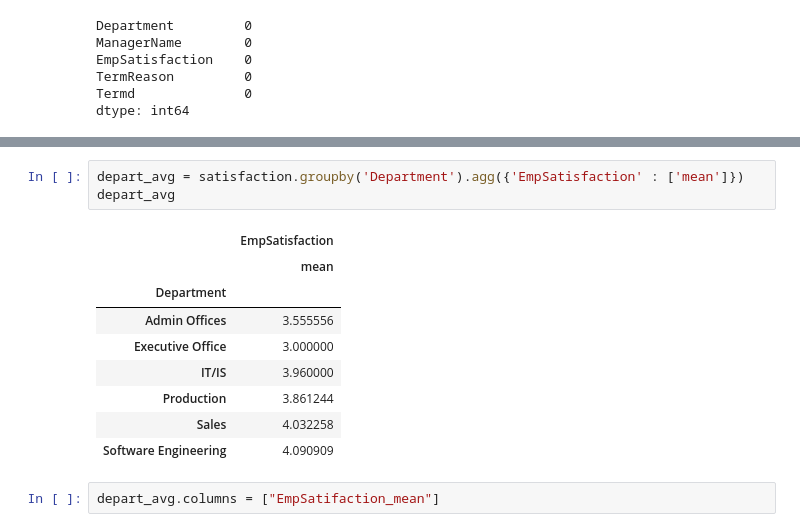
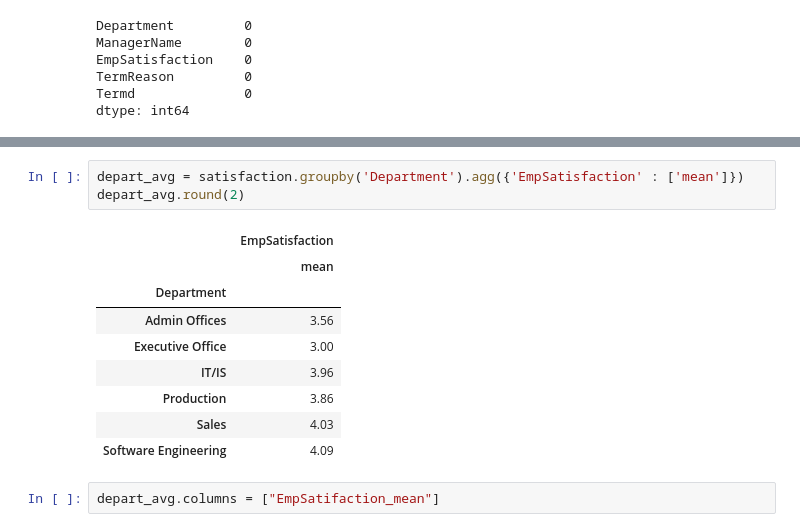
Before and after one commit to akisharbnsn/CohortB_Career_Analysis, a Jupyter notebook: notebook/alyssac_eda.ipynb, the cells around one changed output, grey strips where cells are left out. Saved outputs shown, nothing was run; the diff lists cells and outputs as text.

```diff
--- a/notebook/alyssac_eda.ipynb
+++ b/notebook/alyssac_eda.ipynb
@@ -113,16 +110,16 @@ satisfaction.groupby(['Department','ManagerName']).agg({'EmpSatisfaction' : ['me
 # %%
 depart_avg = satisfaction.groupby('Department').agg({'EmpSatisfaction' : ['mean']})
-depart_avg
+depart_avg.round(2)
 # %% [output]
 |  | EmpSatisfaction |
 |  | mean |
 | Department |  |
-| Admin Offices | 3.555556 |
-| Executive Office | 3.000000 |
-| IT/IS | 3.960000 |
-| Production | 3.861244 |
-| Sales | 4.032258 |
-| Software Engineering | 4.090909 |
+| Admin Offices | 3.56 |
+| Executive Office | 3.00 |
+| IT/IS | 3.96 |
+| Production | 3.86 |
+| Sales | 4.03 |
+| Software Engineering | 4.09 |
 # %%
 depart_avg.columns = ["EmpSatifaction_mean"]
 # %%
```
Also changed, not shown: parts of 11 cells of this notebook.
